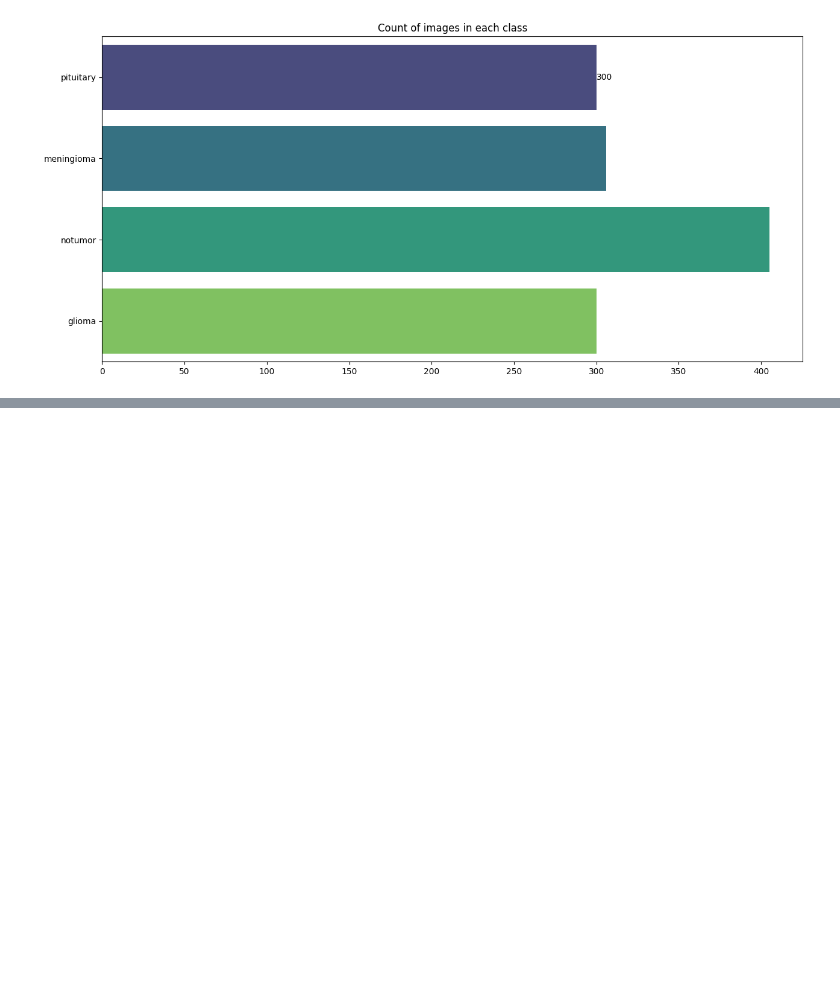
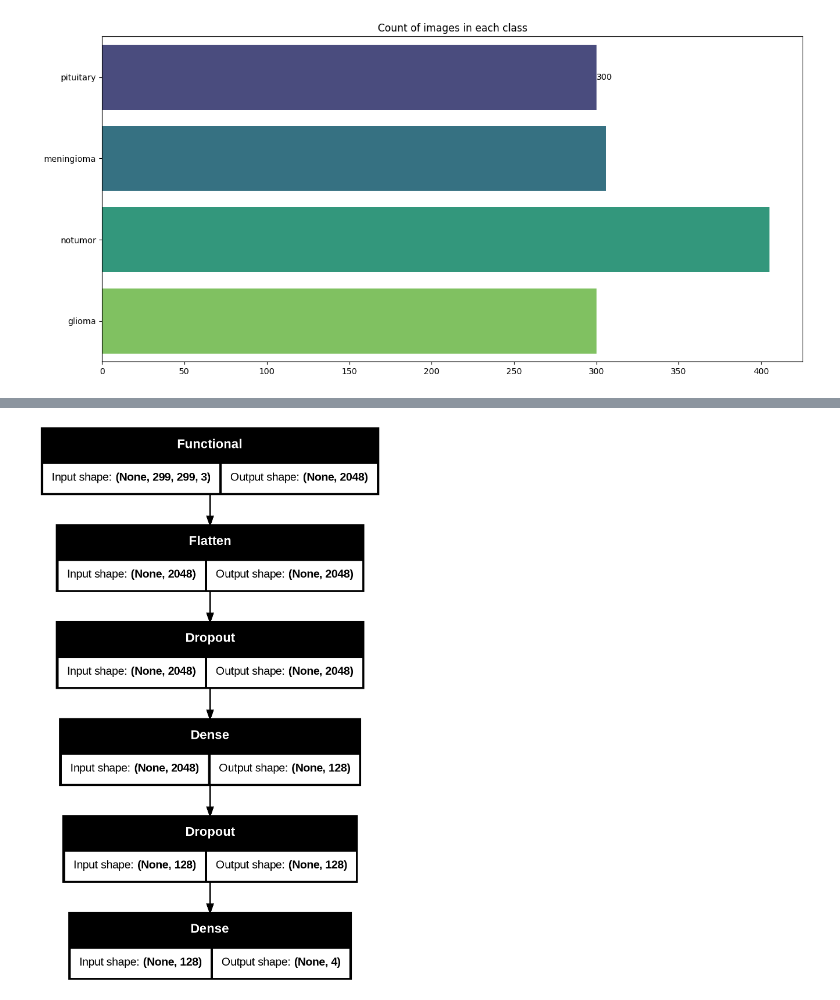
Before and after one commit to Aditya-Gupta-ctrl/MRI-detector, a Jupyter notebook: mri.ipynb, the cells around one changed output, grey strips where cells are left out. Drawn from its saved outputs; the diff is of its cells as text; code cells hidden in the pictures; blank space fills up the shorter version.

```diff
--- a/mri.ipynb
+++ b/mri.ipynb
@@ -98,0 +165,25 @@ plt.show()
+# %%
+img_shape=(299,299,3)
+base_model = tf.keras.applications.Xception(include_top= False, weights= "imagenet",
+                            input_shape= img_shape, pooling= 'max')
+
+# for layer in base_model.layers:
+#     layer.trainable = False
+
+model = Sequential([
+    Input(shape=img_shape), # Add an Input layer to define the input shape
+    base_model,
+    Flatten(),
+    Dropout(rate= 0.3),
+    Dense(128, activation= 'relu'),
+    Dropout(rate= 0.25),
+    Dense(4, activation= 'softmax')
+])
+
+model.compile(Adamax(learning_rate= 0.001),
+              loss= 'categorical_crossentropy',
+              metrics= ['accuracy',
+                        Precision(),
+                        Recall()])
+
+model.summary()
@@ -98,0 +212,4 @@ plt.show()
+# %%
+tf.keras.utils.plot_model(model, show_shapes=True)
+# %% [output]
+[figure, added]
```
Also changed, not shown: parts of 21 cells of this notebook.
